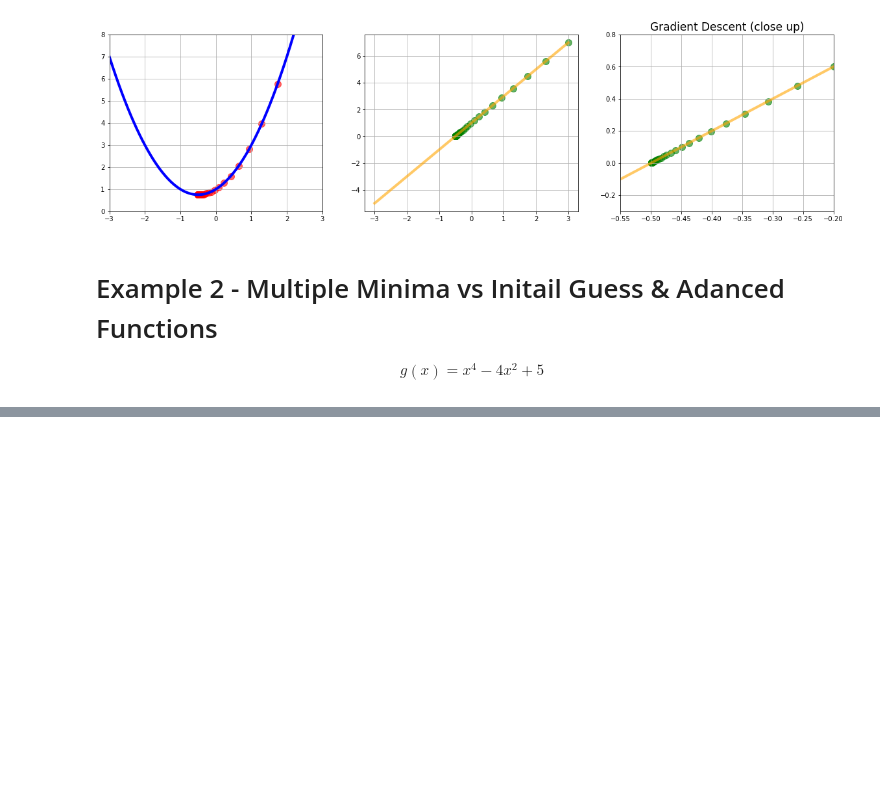
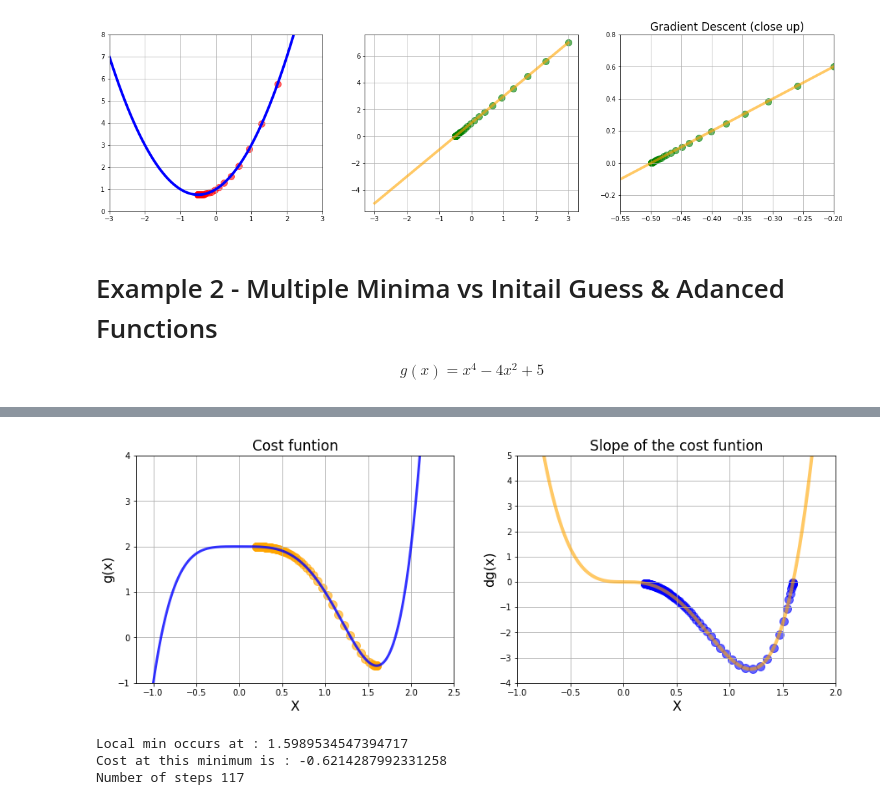
Before and after one commit to sinhadeepak1115/DataScience-and-ML-37, a Jupyter notebook: 03-Gradient-Descent.ipynb, the cells around one changed output, grey strips where cells are left out. Cells and saved outputs as stored; diff of their text form; code cells hidden in the pictures; blank space fills up the shorter version.

```diff
--- a/03-Gradient-Descent.ipynb
+++ b/03-Gradient-Descent.ipynb
@@ -139,7 +141,7 @@ def gradient_desent(derivative_func, initial_guess, multiplier, precision):
     for n in range(500):
         previous_x = new_x
         gradient = derivative_func(previous_x)
-        new_x = previous_x - step_multiplier * gradient
+        new_x = previous_x - multiplier * gradient
 
         step_size = abs(new_x - previous_x)
 
@@ -159,0 +165,44 @@ print(len(list_x))
+# %%
+# Make data
+x_3 = np.linspace(start=-2.5, stop=2.5, num=1000)
+
+def h(x):
+    return x**5 - 2*x**4 + 2
+
+def dh(x):
+    return 5*x**4 - 8*x**3
+# %%
+local_min, list_x, deriv_list = gradient_desent(dh, 0.2, 0.02, 0.001)
+plt.figure(figsize=[15, 5])
+# chart 1
+plt.subplot(1, 2, 1)
+plt.title('Cost funtion', fontsize=17)
+plt.plot(x_3, h(x_3), color='blue', linewidth=3, alpha=0.8)
+plt.scatter(list_x, h(np.array(list_x)), color='orange', s=100, alpha=0.6)
+plt.xlabel('X', fontsize=16)
+plt.ylabel('g(x)', fontsize=16)
+plt.xlim([-1.2, 2.5])
+plt.ylim(-1, 4)
+plt.grid()
+
+# chart 2
+plt.subplot(1, 2, 2)
+plt.title('Slope of the cost funtion', fontsize=17)
+plt.plot(x_3, dh(x_3), color='orange', linewidth=4, alpha=0.6)
+plt.scatter(list_x, deriv_list, color='blue', s=100, alpha=0.6)
+plt.xlabel('X', fontsize=16)
+plt.ylabel('dg(x)', fontsize=16)
+plt.xlim(-1, 2)
+plt.ylim(-4, 5)
+plt.grid()
+
+plt.show()
+
+print('Local min occurs at :',local_min)
+print('Cost at this minimum is :', h(local_min))
+print('Number of steps', len(list_x))
+# %% [output]
+[figure, added]
+Local min occurs at : 1.5989534547394717
+Cost at this minimum is : -0.6214287992331258
+Number of steps 117
```
Also changed, not shown: parts of 3 cells of this notebook.
